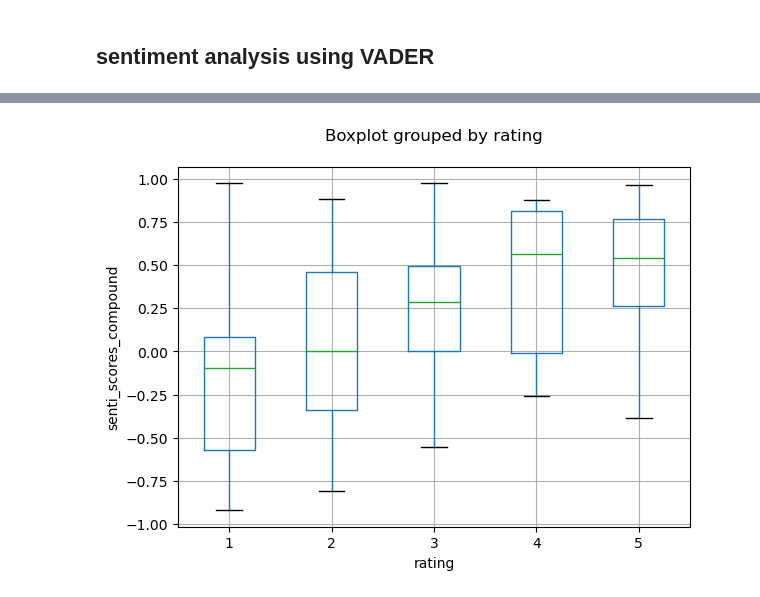
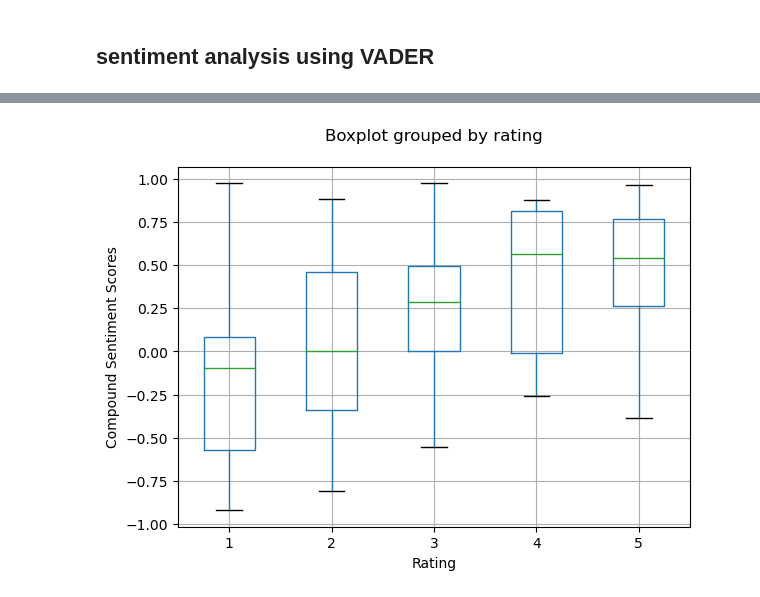
Before and after one commit to jiayii01/machine-learning-projects, a Jupyter notebook: nlp-on-activesg-reviews.ipynb, the cells around one changed output, grey strips where cells are left out. Drawn from its saved outputs; the diff is of its cells as text; code cells hidden in the pictures.

```diff
--- a/nlp-on-activesg-reviews.ipynb
+++ b/nlp-on-activesg-reviews.ipynb
@@ -402,9 +449,9 @@ df_result.head(3)
 | 1 | App full of bugs and glitches | For those experiencing login issu... | for those experiencing login issu... | 1 | 0.065354 | 0.005754 | 0.928892 | ... |
 | 2 | This app should be named as “Acti... | This is the first time in my life... | this is the first time in my life... | 1 | 0.966454 | 0.007144 | 0.026403 | ... |
 # %%
-df_result.boxplot(column=['senti_scores_compound'], by='rating')
+df_result.boxplot(column=['senti_scores_compound'], by='rating').set(xlabel='Rating')
 plt.title('')
-plt.ylabel('senti_scores_compound')
+plt.ylabel('Compound Sentiment Scores')
 plt.show()
 # %% [output]
-[figure, old version]
+[figure, new version]
```
Also changed, not shown: parts of 13 cells of this notebook.
